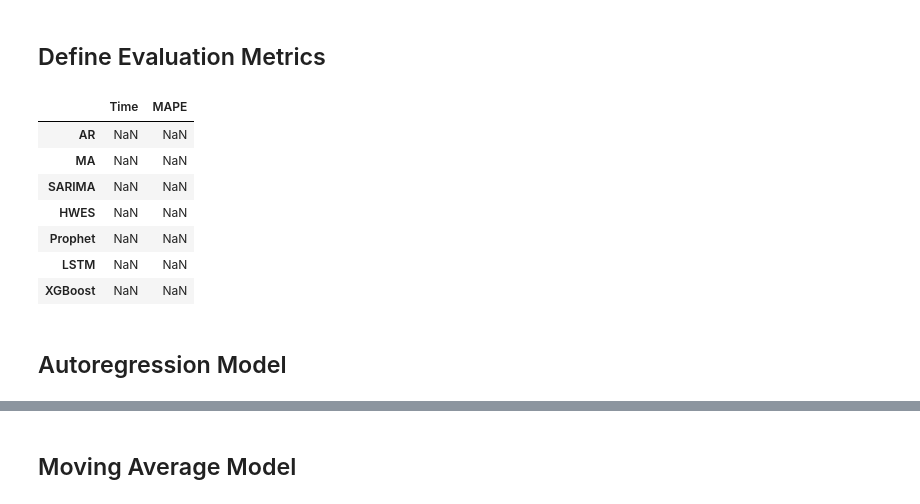
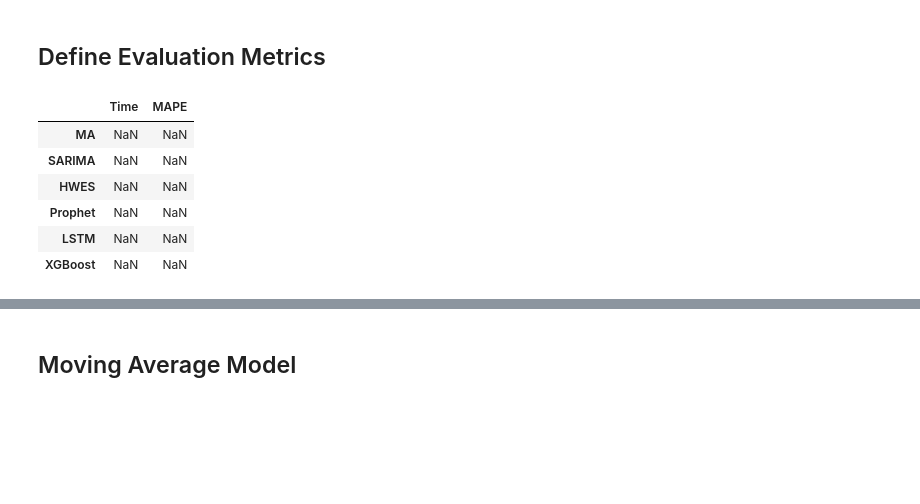
Before and after one commit to kaziahosunhabibripon/Time-Series, a Jupyter notebook: Energy-Consumption-20.ipynb, the cells around one changed output, grey strips where cells are left out. Drawn from its saved outputs; the diff is of its cells as text; code cells hidden in the pictures; blank space fills up the shorter version.

```diff
--- a/Energy-Consumption-20.ipynb
+++ b/Energy-Consumption-20.ipynb
@@ -128,25 +172,21 @@ def MAPE(forecast,truth,model,df):
     df['MAPE'][model]=MAPE
     print('The Mean Absolute Percentage Error (MAPE) of our forecasts is {}'.format(MAPE))
 # %%
-result_df_index=['AR',
-                 'MA',
+result_df_index=['MA',
                  'SARIMA',
                  'HWES',
                  'Prophet',
                  'LSTM',
                  'XGBoost']
 result_df_col=['Time','MAPE']
 
 result_df=pd.DataFrame(index=result_df_index, columns=result_df_col)
 result_df
 # %% [output]
 |  | Time | MAPE |
-| AR | NaN | NaN |
 | MA | NaN | NaN |
 | SARIMA | NaN | NaN |
 | HWES | NaN | NaN |
 | Prophet | NaN | NaN |
 | LSTM | NaN | NaN |
 | XGBoost | NaN | NaN |
-# %% [markdown]
-## Autoregression Model
```
Also changed, not shown: parts of 18 cells of this notebook.
